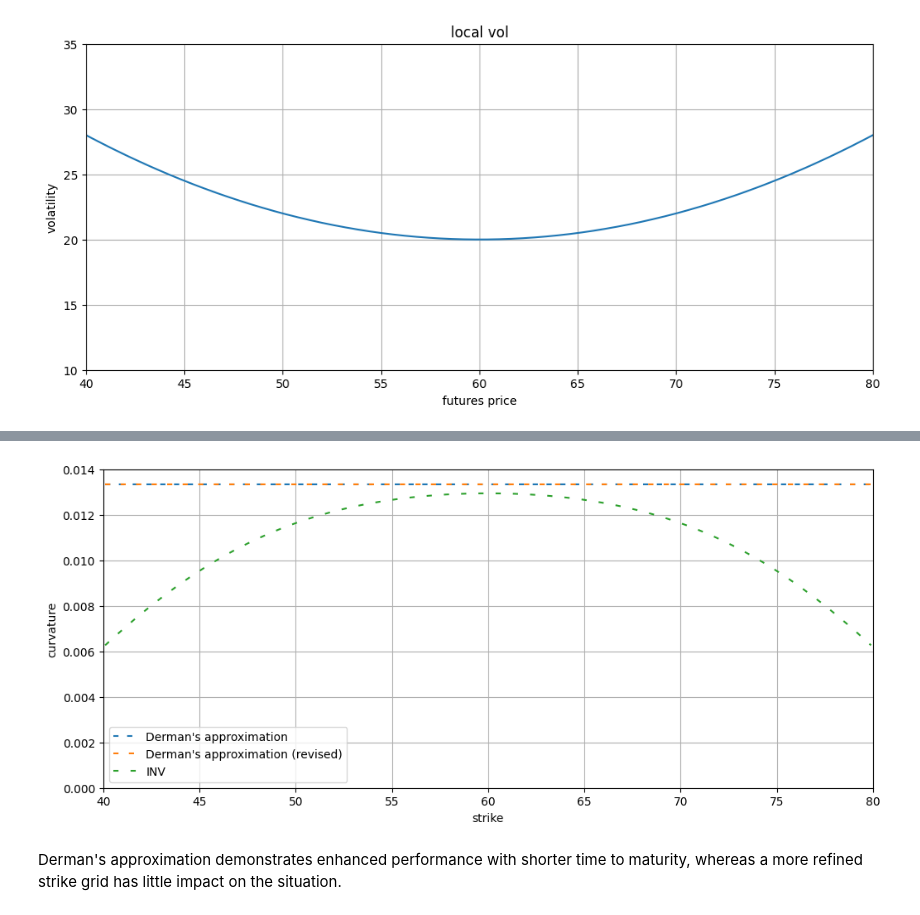
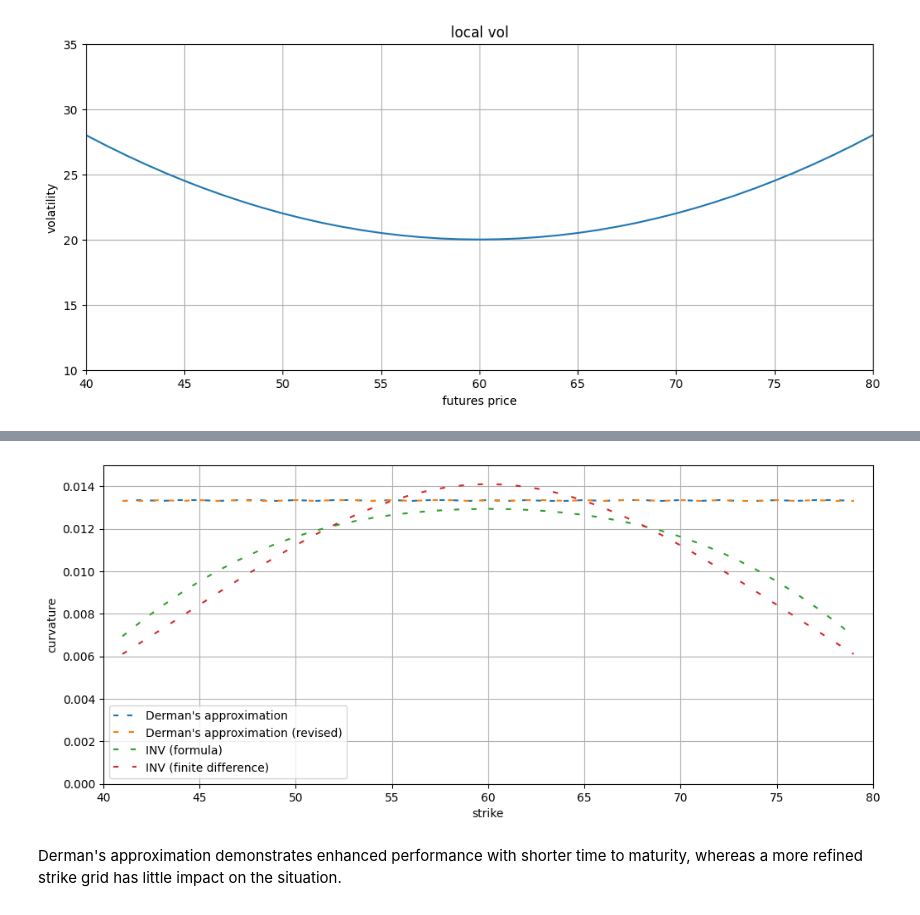
Before and after one commit to WuYenSun/Derman_Approximation_on_QNM, a Jupyter notebook: Derman’s_Approximation_on_QNM.ipynb, the cells around one changed output, grey strips where cells are left out. Saved outputs shown, nothing was run; the diff lists cells and outputs as text; code cells hidden in the pictures.

```diff
--- a/Derman’s_Approximation_on_QNM.ipynb
+++ b/Derman’s_Approximation_on_QNM.ipynb
@@ -187,8 +306,8 @@ derman_revised = lambda k : sig_atm + a + b/2*(k + futures_price) +\
 
 
 # plot the local vol
-step_f = 0.1
-arr_f = np.arange(40, 80 + step_f/2, step_f)
+step_size_f = 1.0
+arr_f = np.arange(40, 80 + step_size_f/2, step_size_f)
 
 plt.figure(figsize=(12,5))
 plt.plot(arr_f, sig_qnm(arr_f))
@@ -226,25 +351,31 @@ plt.show()
 # %%
 # compute the corresponding INVs across strikes
-list_inv_qnm = []
-for stirke_, qnm_ in zip(arr_f, arr_qnm_call):
-    list_inv_qnm.append(implied_volatility(qnm_, futures_price, stirke_, risk_free_rate, time_to_maturity,
-                                                  option_type = 'call', model = 'bachelier', method='brent', disp=True))
-arr_inv_qnm = np.array(list_inv_qnm)
+list_inv_formula = []
+list_inv_fd = []
+for stirke_, call_formula_, call_fd_ in zip(arr_f, arr_call_formula, arr_call_fd):
+    list_inv_formula.append(implied_volatility(call_formula_, futures_price, stirke_, risk_free_rate, time_to_maturity,
+                                                                    option_type = 'call', model = 'bachelier', method='brent', disp=True))
+    list_inv_fd.append(implied_volatility(call_fd_, futures_price, stirke_, risk_free_rate, time_to_maturity,
+                                                                    option_type = 'call', model = 'bachelier', method='brent', disp=True))
+arr_inv_formula = np.array(list_inv_formula)
+arr_inv_fd = np.array(list_inv_fd)
 
-# plot the local vol, the INV, and the Derman's approximations
+
+# plot the local vol, INVs, and Derman's approximations
 arr_derman = derman(arr_f)
 arr_derman_revised = derman_revised(arr_f)
 plt.figure(figsize=(12,5))
 
 plt.plot(arr_f, arr_derman, label = 'Derman\'s approximation', linestyle = (0,(3,5)))
 plt.plot(arr_f, arr_derman_revised, label = 'Derman\'s approximation (revised)', linestyle = (0,(3,6)))
-plt.plot(arr_f, arr_inv_qnm, label = 'INV', linestyle = (0,(3,7)))
-plt.plot(arr_f, sig_qnm(arr_f), label = 'local vol', linestyle = (0,(3,8)))
+plt.plot(arr_f, arr_inv_formula, label = 'INV (formula)', linestyle = (0,(3,7)))
+plt.plot(arr_f, arr_inv_fd, label = 'INV (finite difference)', linestyle = (0,(3,8)))
+plt.plot(arr_f, sig_qnm(arr_f), label = 'local vol', linestyle = (0,(3,9)))
 
 plt.xlabel('futures price / strike price')
 plt.ylabel('volatility')
 plt.xlim(40,80)
-plt.ylim(10,35)
+plt.ylim(15,30)
 plt.grid()
 plt.legend()
 
@@ -254,26 +385,28 @@ plt.show()
 # %%
-# compute the corresponding curvatures across strikes for INV and Derman's approximations
-arr_curve_inv = (arr_inv_qnm[2:] + arr_inv_qnm[:-2] - 2*arr_inv_qnm[1:-1])/step_f**2
-arr_curve_derman = (arr_derman[2:] + arr_derman[:-2] - 2*arr_derman[1:-1])/step_f**2
-arr_curve_derman_revised = (arr_derman_revised[2:] + arr_derman_revised[:-2] - 2*arr_derman_revised[1:-1])/step_f**2
+# compute the corresponding curvatures across strikes for INVs and Derman's approximations
+arr_curve_formula = (arr_inv_formula[2:] + arr_inv_formula[:-2] - 2*arr_inv_formula[1:-1])/step_size_f**2
+arr_curve_fd = (arr_inv_fd[2:] + arr_inv_fd[:-2] - 2*arr_inv_fd[1:-1])/step_size_f**2
+arr_curve_derman = (arr_derman[2:] + arr_derman[:-2] - 2*arr_derman[1:-1])/step_size_f**2
+arr_curve_derman_revised = (arr_derman_revised[2:] + arr_derman_revised[:-2] - 2*arr_derman_revised[1:-1])/step_size_f**2
 
-# plot the curvatures for INV and Derman's approximations
+# plot the curvatures for INVs and Derman's approximations
 plt.figure(figsize=(12,5))
 
 plt.plot(arr_f[1:-1], arr_curve_derman, label = 'Derman\'s approximation', linestyle = (0,(3,5)))
 plt.plot(arr_f[1:-1], arr_curve_derman_revised, label = 'Derman\'s approximation (revised)', linestyle = (0,(3,6)))
-plt.plot(arr_f[1:-1], arr_curve_inv, label = 'INV', linestyle = (0,(3,7)))
+plt.plot(arr_f[1:-1], arr_curve_formula, label = 'INV (formula)', linestyle = (0,(3,7)))
+plt.plot(arr_f[1:-1], arr_curve_fd, label = 'INV (finite difference)', linestyle = (0,(3,8)))
 
 plt.xlabel('strike')
 plt.ylabel('curvature')
 plt.xlim(40,80)
-plt.ylim(0,0.014)
+plt.ylim(0,0.015)
 plt.grid()
 plt.legend()
 
 plt.show()
 # %% [output]
-[figure, old version]
+[figure, new version]
 # %% [markdown]
 Derman's approximation demonstrates enhanced performance with shorter time to maturity, whereas a more refined strike grid has little impact on the situation.
 # %%
```
Also changed, not shown: parts of 8 cells of this notebook, 1 other file.
